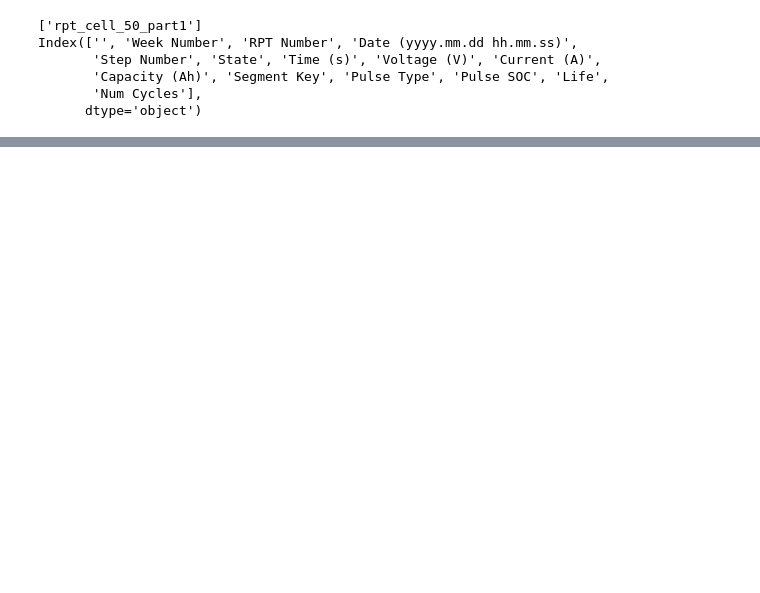
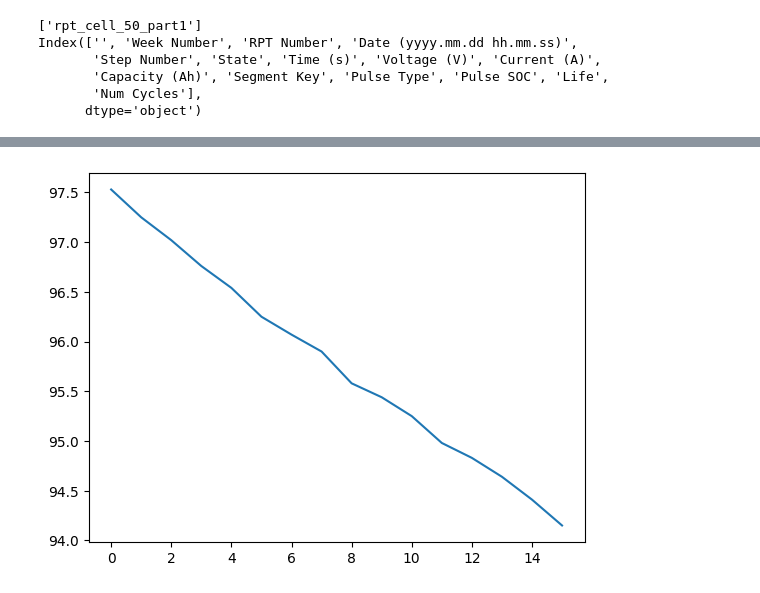
Before and after one commit to gsscala/star_dataset, a Jupyter notebook: first_analysis_data_uconn/20250917-gdtada-test_data_uconn.ipynb, the cells around one changed output, grey strips where cells are left out. Cells and saved outputs as stored; diff of their text form; code cells hidden in the pictures; blank space fills up the shorter version.

```diff
--- a/first_analysis_data_uconn/20250917-gdtada-test_data_uconn.ipynb
+++ b/first_analysis_data_uconn/20250917-gdtada-test_data_uconn.ipynb
@@ -99,0 +69,16 @@ plt.show()
+# %%
+SOH_list = []
+for i in range(len(idx)):
+    if i == len(idx) - 1:
+        break
+    Q_discharge = abs(max(dfCapacity[idx[i] : idx[i + 1]])) - abs(
+        min(dfCapacity[idx[i] : idx[i + 1]])
+    )
+    SOH = Q_discharge * 100 / 1.2  # 1.2 Ah is the nominal capacity of the battery
+    SOH = round(SOH, 2)
+    SOH_list.append(SOH)
+
+plt.plot(SOH_list)
+plt.show()
+# %% [output]
+[figure, added]
```
Also changed, not shown: parts of 13 cells of this notebook, 3 other files.
